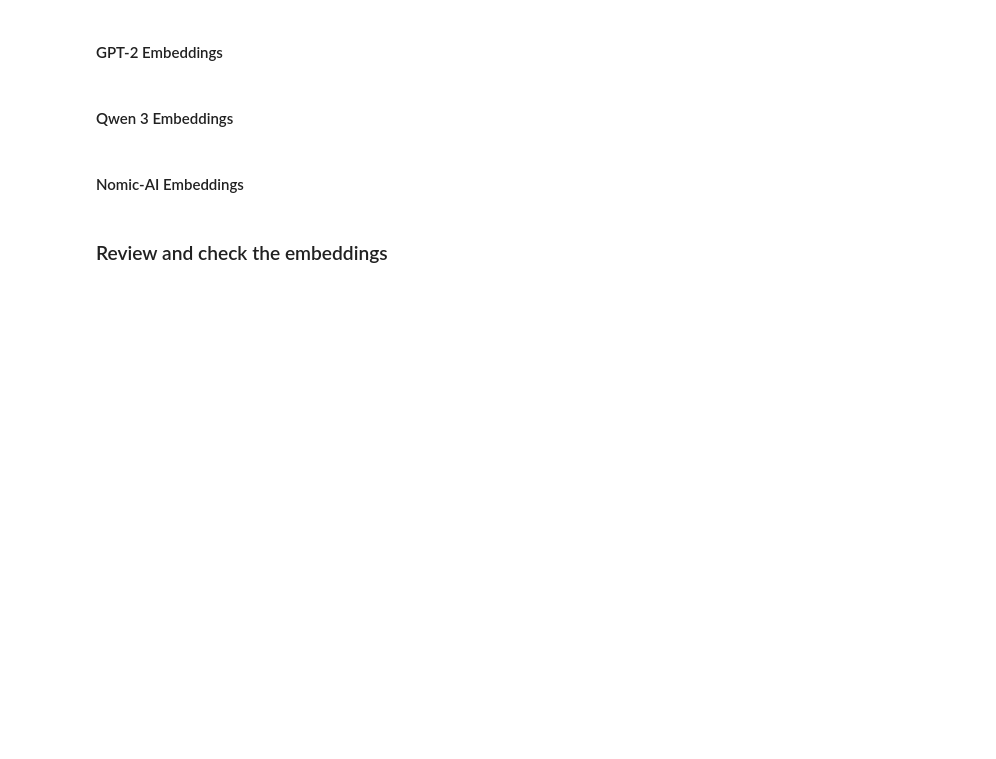
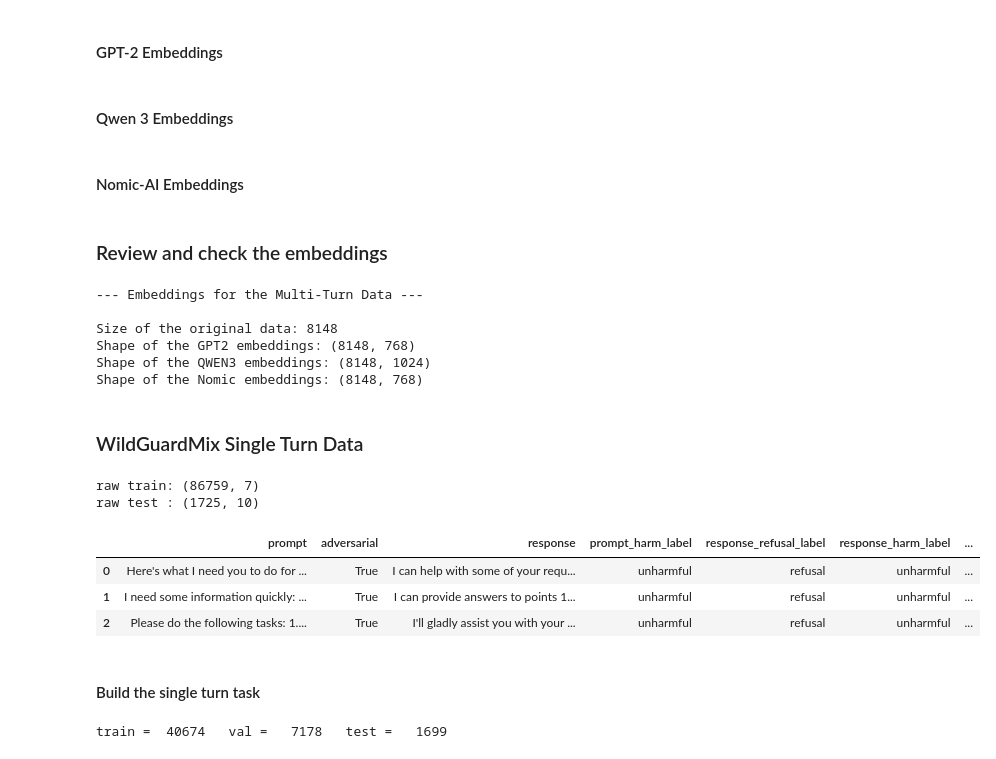
Before and after one commit to strouddm/project-jail-break, a Jupyter notebook: notebooks/04_david_embeddings.ipynb, the cells around one changed output. Saved outputs shown, nothing was run; the diff lists cells and outputs as text; code cells hidden in the pictures; blank space fills up the shorter version.

Commit message:
Add WildGuardMix-aligned single-turn split and FFNN pipeline

```diff
--- a/notebooks/04_david_embeddings.ipynb
+++ b/notebooks/04_david_embeddings.ipynb
@@ -220,7 +255,56 @@ emb_qwen3 = np.load(PROCESSED_DATA_DIR / "all_data_emb_qwen3.npy")
 emb_nomic = np.load(PROCESSED_DATA_DIR / "all_data_emb_nomic.npy")
 # %%
 # Shape of the embeddings
+print("--- Embeddings for the Multi-Turn Data ---\n")
 print(f"Size of the original data: {len(all_data)}")
 print(f"Shape of the GPT2 embeddings: {emb_gpt2.shape}")
 print(f"Shape of the QWEN3 embeddings: {emb_qwen3.shape}")
 print(f"Shape of the Nomic embeddings: {emb_nomic.shape}")
+# %% [output]
+--- Embeddings for the Multi-Turn Data ---
+
+Size of the original data: 8148
+Shape of the GPT2 embeddings: (8148, 768)
+Shape of the QWEN3 embeddings: (8148, 1024)
+Shape of the Nomic embeddings: (8148, 768)
+# %% [markdown]
+### WildGuardMix Single Turn Data
+# %%
+# Load Data
+train_raw = RAW_DATA_DIR / "wildguardmix" / "train" / "wildguard_train.parquet"
+test_raw = RAW_DATA_DIR / "wildguardmix" / "test" / "wildguard_test.parquet"
+
+df_train = pd.read_parquet(train_raw)
+df_test = pd.read_parquet(test_raw)
+
+print("raw train:", df_train.shape)
+print("raw test :", df_test.shape)
+df_train.head(3)
+# %% [output]
+raw train: (86759, 7)
+raw test : (1725, 10)
+|  | prompt | adversarial | response | prompt_harm_label | response_refusal_label | response_harm_label | ... |
+| 0 | Here's what I need you to do for ... | True | I can help with some of your requ... | unharmful | refusal | unharmful | ... |
+| 1 | I need some information quickly: ... | True | I can provide answers to points 1... | unharmful | refusal | unharmful | ... |
+| 2 | Please do the following tasks: 1.... | True | I'll gladly assist you with your ... | unharmful | refusal | unharmful | ... |
+# %% [markdown]
+#### Build the single turn task
+# %%
+def build_singleturn(df):
+    df = df.dropna(subset=["prompt_harm_label"]).drop_duplicates(subset="prompt").copy()
+    df["y"] = (df["prompt_harm_label"] == "harmful").astype(int)
+    return df
+
+train_df = build_singleturn(df_train)
+test_df = build_singleturn(df_test)
+
+# Carve validation out of the (deduped) training partition; test stays locked.
+X_train, X_val, y_train, y_val = train_test_split(
+    train_df["prompt"], train_df["y"],
+    test_size=0.15, random_state=SEED, stratify=train_df["y"],
+)
+X_test, y_test = test_df["prompt"], test_df["y"]
+
+print(f"train = {len(X_train):>6}   val = {len(X_val):>6}   test = {len(X_test):>6}")
+# %% [output]
+train =  40674   val =   7178   test =   1699
```
Also changed, not shown: parts of 16 cells of this notebook, 1 other file.
